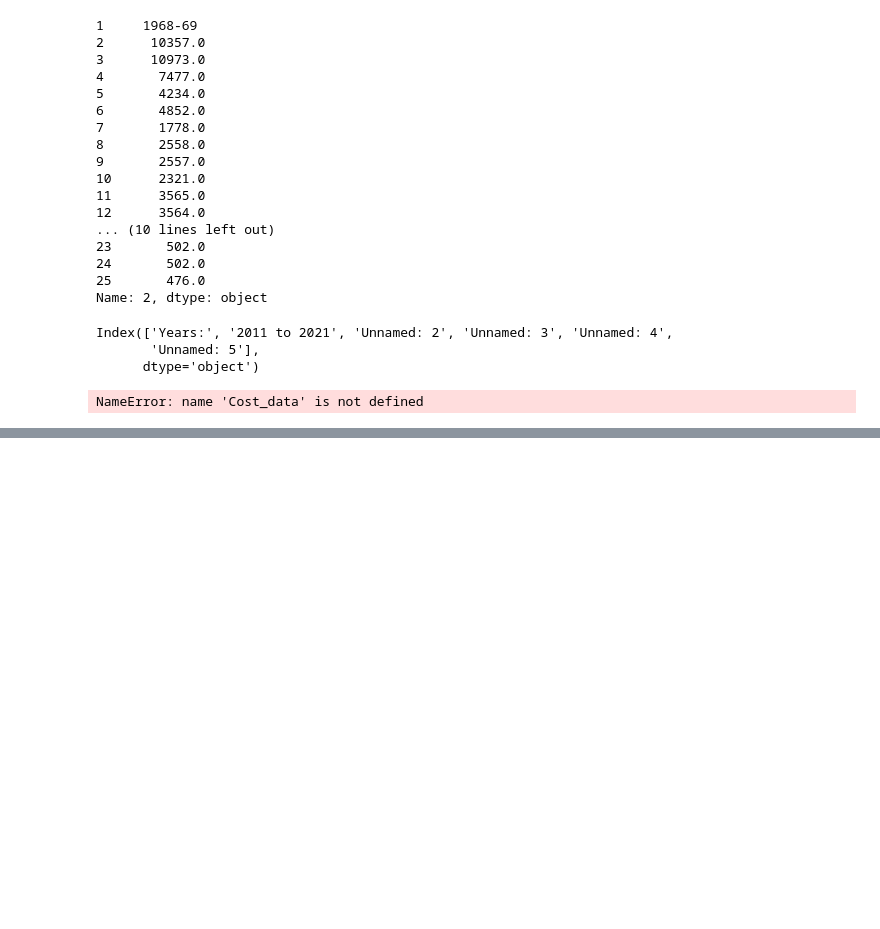
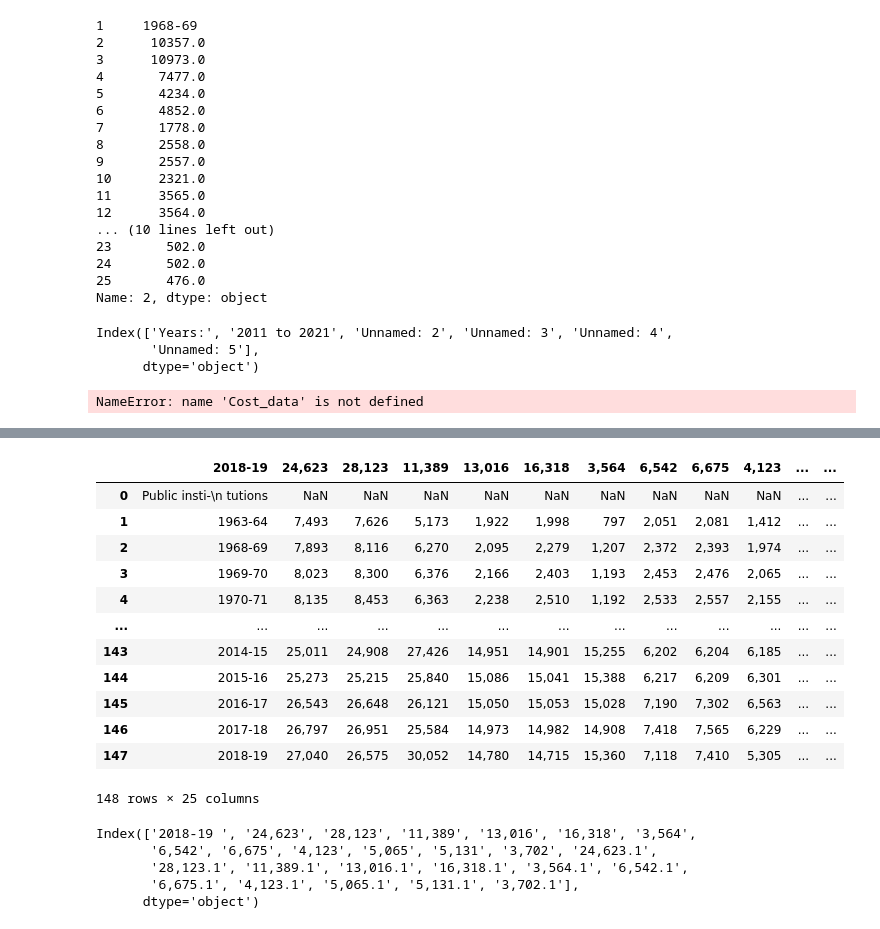
Before and after one commit to SierraAndrews01/Monetary-Value-of-College, a Jupyter notebook: Files/My Intro to Python.ipynb, the cells around one changed output, grey strips where cells are left out. Cells and saved outputs as stored; diff of their text form; code cells hidden in the pictures; blank space fills up the shorter version.

Commit message:
Practicing around with manipulating data.

```diff
--- a/Files/My Intro to Python.ipynb
+++ b/Files/My Intro to Python.ipynb
@@ -180,0 +204,25 @@ NameError: name 'Cost_data' is not defined
+# %%
+Cost_Data = pd.read_csv('../Data/Cost_and_fees.csv', skiprows=57, nrows = 148)
+Cost_Data
+# %% [output]
+|  | 2018-19 | 24,623 | 28,123 | 11,389 | 13,016 | 16,318 | 3,564 | 6,542 | 6,675 | 4,123 | ... | ... |
+| 0 | Public insti-\n tutions | NaN | NaN | NaN | NaN | NaN | NaN | NaN | NaN | NaN | ... | ... |
+| 1 | 1963-64 | 7,493 | 7,626 | 5,173 | 1,922 | 1,998 | 797 | 2,051 | 2,081 | 1,412 | ... | ... |
+| 2 | 1968-69 | 7,893 | 8,116 | 6,270 | 2,095 | 2,279 | 1,207 | 2,372 | 2,393 | 1,974 | ... | ... |
+| 3 | 1969-70 | 8,023 | 8,300 | 6,376 | 2,166 | 2,403 | 1,193 | 2,453 | 2,476 | 2,065 | ... | ... |
+| 4 | 1970-71 | 8,135 | 8,453 | 6,363 | 2,238 | 2,510 | 1,192 | 2,533 | 2,557 | 2,155 | ... | ... |
+| ... | ... | ... | ... | ... | ... | ... | ... | ... | ... | ... | ... | ... |
+| 143 | 2014-15 | 25,011 | 24,908 | 27,426 | 14,951 | 14,901 | 15,255 | 6,202 | 6,204 | 6,185 | ... | ... |
+| 144 | 2015-16 | 25,273 | 25,215 | 25,840 | 15,086 | 15,041 | 15,388 | 6,217 | 6,209 | 6,301 | ... | ... |
+| 145 | 2016-17 | 26,543 | 26,648 | 26,121 | 15,050 | 15,053 | 15,028 | 7,190 | 7,302 | 6,563 | ... | ... |
+| 146 | 2017-18 | 26,797 | 26,951 | 25,584 | 14,973 | 14,982 | 14,908 | 7,418 | 7,565 | 6,229 | ... | ... |
+| 147 | 2018-19 | 27,040 | 26,575 | 30,052 | 14,780 | 14,715 | 15,360 | 7,118 | 7,410 | 5,305 | ... | ... |
+148 rows × 25 columns
+# %%
+Cost_Data.columns
+# %% [output]
+Index(['2018-19 ', '24,623', '28,123', '11,389', '13,016', '16,318', '3,564',
+       '6,542', '6,675', '4,123', '5,065', '5,131', '3,702', '24,623.1',
+       '28,123.1', '11,389.1', '13,016.1', '16,318.1', '3,564.1', '6,542.1',
+       '6,675.1', '4,123.1', '5,065.1', '5,131.1', '3,702.1'],
+      dtype='object')
```
Also changed, not shown: parts of 7 cells of this notebook, 1 other file.
